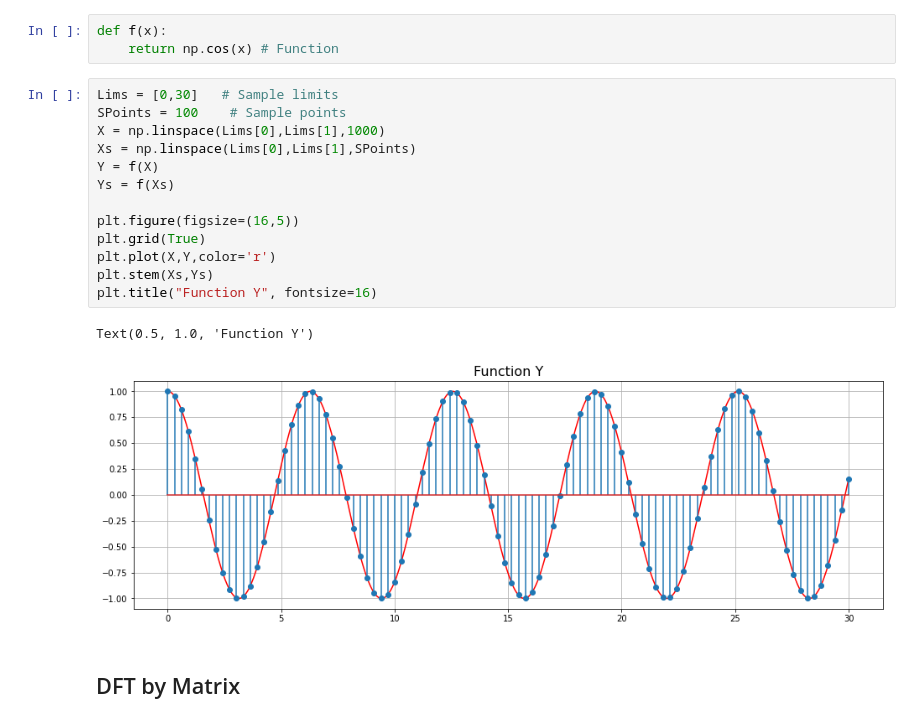
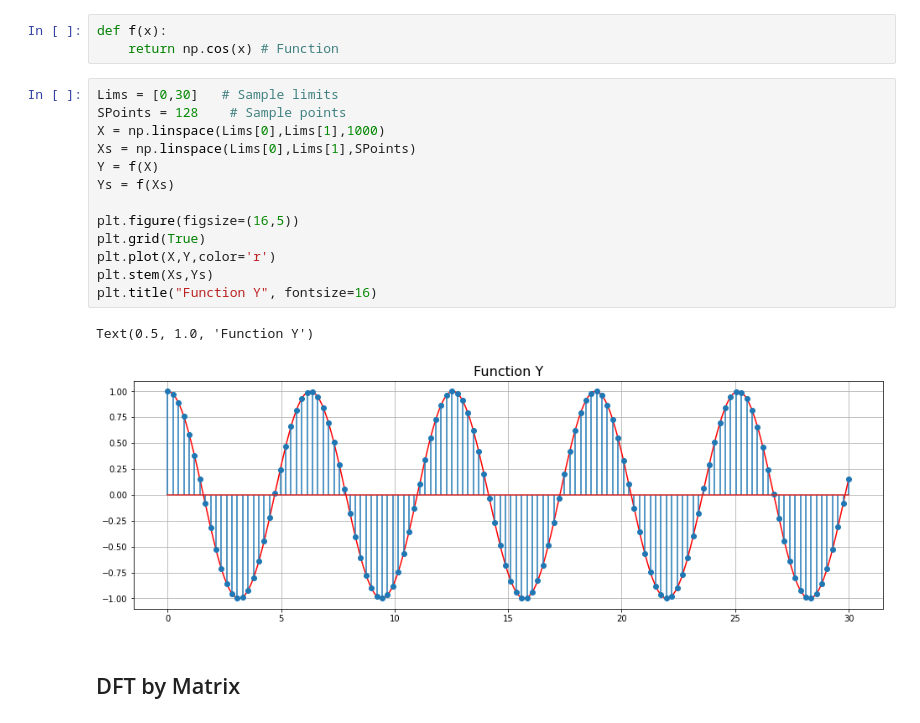
Before and after one commit to CaioRodrigues200/Signal_Processing, a Jupyter notebook: Atividades/FFT.ipynb, the cells around one changed output. Cells and saved outputs as stored; diff of their text form.

```diff
--- a/Atividades/FFT.ipynb
+++ b/Atividades/FFT.ipynb
@@ -11,20 +11,20 @@ def f(x):
     return np.cos(x) # Function
 # %%
 Lims = [0,30]   # Sample limits
-SPoints = 100    # Sample points
+SPoints = 128    # Sample points
 X = np.linspace(Lims[0],Lims[1],1000)
 Xs = np.linspace(Lims[0],Lims[1],SPoints)
 Y = f(X)
 Ys = f(Xs)
 
 plt.figure(figsize=(16,5))
 plt.grid(True)
 plt.plot(X,Y,color='r')
 plt.stem(Xs,Ys)
 plt.title("Function Y", fontsize=16)
 # %% [output]
 Text(0.5, 1.0, 'Function Y')
-[figure, old version]
+[figure, new version]
 # %% [markdown]
 ## DFT by Matrix
 # %%
```
Also changed, not shown: parts of 2 cells of this notebook.
